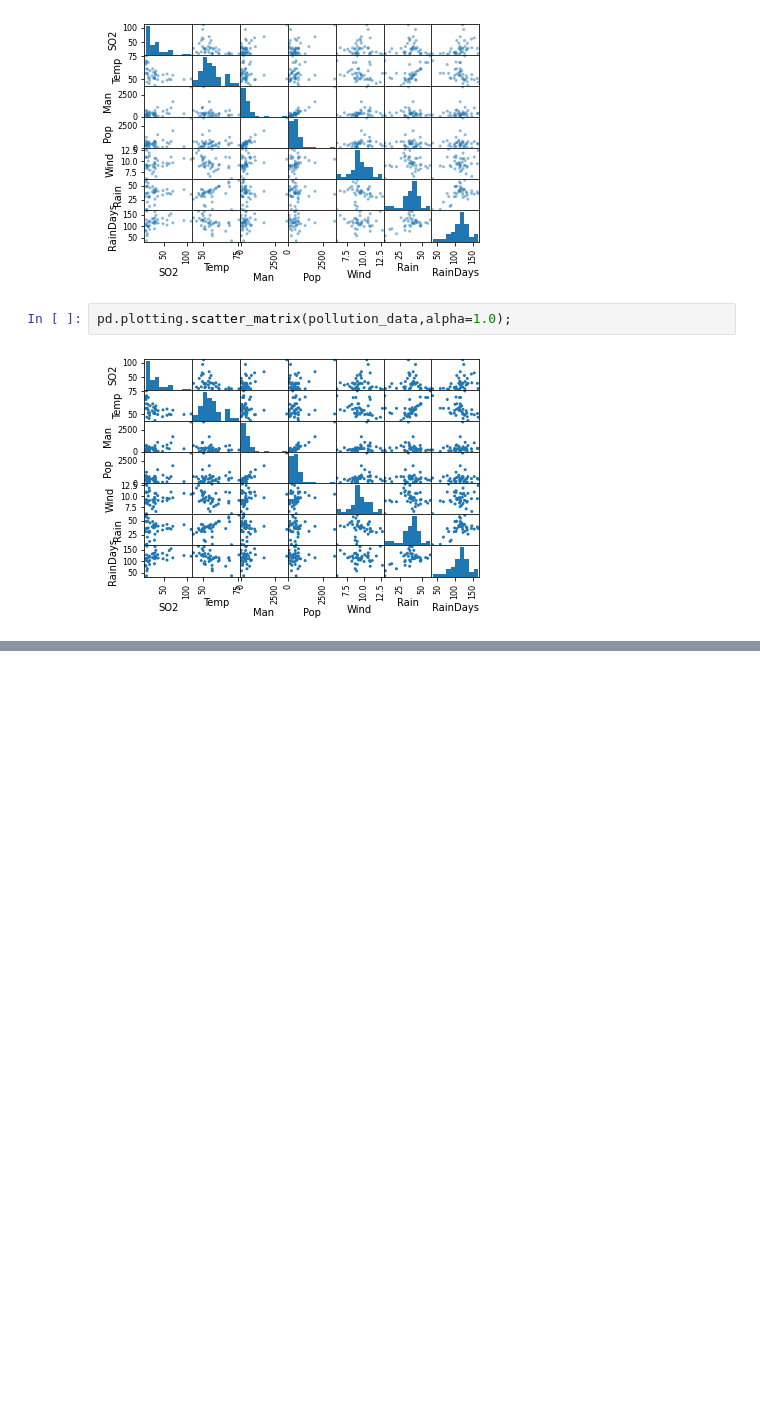
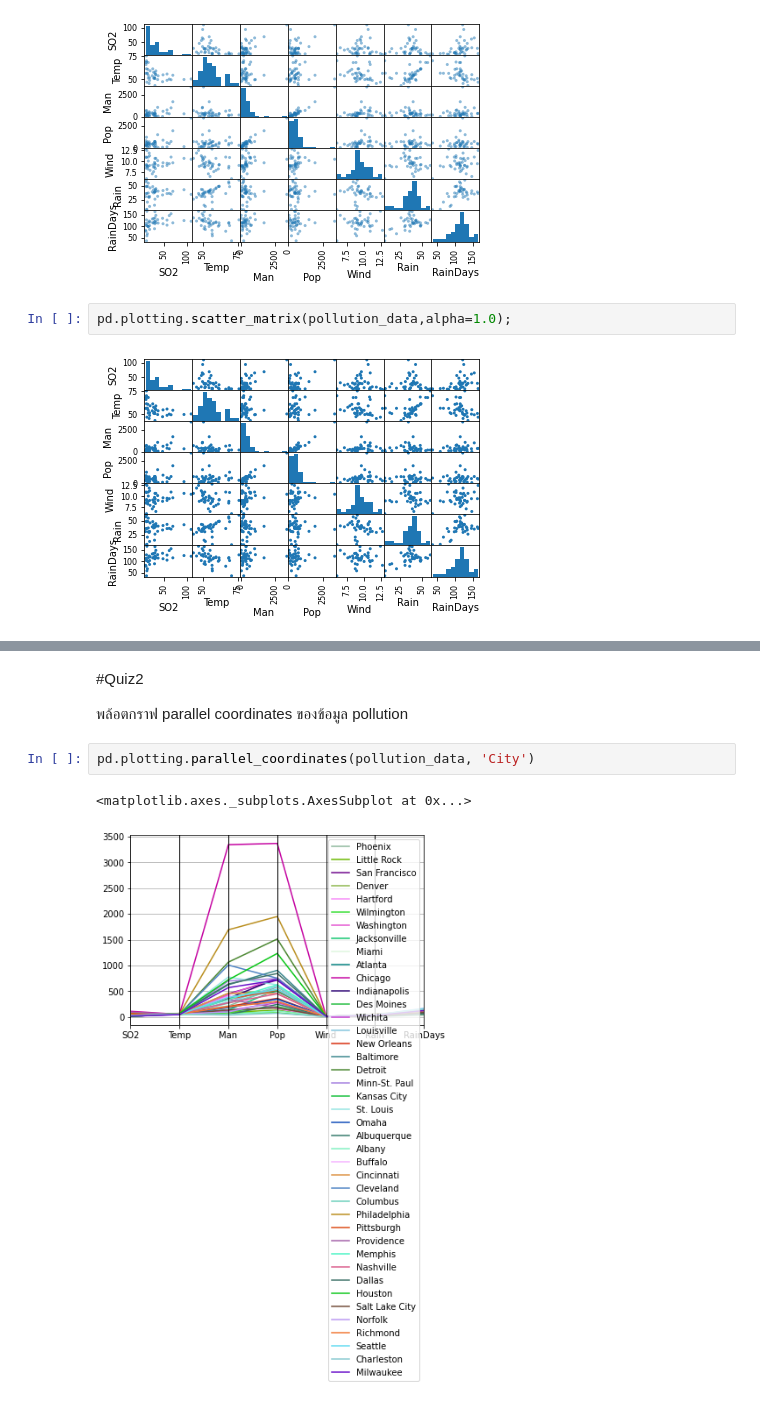
Before and after one commit to Jittiya/multivariate, a Jupyter notebook: Chapter2_Visualize_Multivariate_Data.ipynb, the cells around one changed output, grey strips where cells are left out. Drawn from its saved outputs; the diff is of its cells as text; blank space fills up the shorter version.

Commit message:
Quiz2

```diff
--- a/Chapter2_Visualize_Multivariate_Data.ipynb
+++ b/Chapter2_Visualize_Multivariate_Data.ipynb
@@ -87,0 +122,9 @@ pd.plotting.scatter_matrix(pollution_data,alpha=1.0);
+# %% [markdown]
+#Quiz2
+
+พล้อตกราฟ parallel coordinates ของข้อมูล pollution
+# %%
+pd.plotting.parallel_coordinates(pollution_data, 'City')
+# %% [output]
+<matplotlib.axes._subplots.AxesSubplot at 0x...>
+[figure, added]
```
Also changed, not shown: parts of 6 cells of this notebook.
